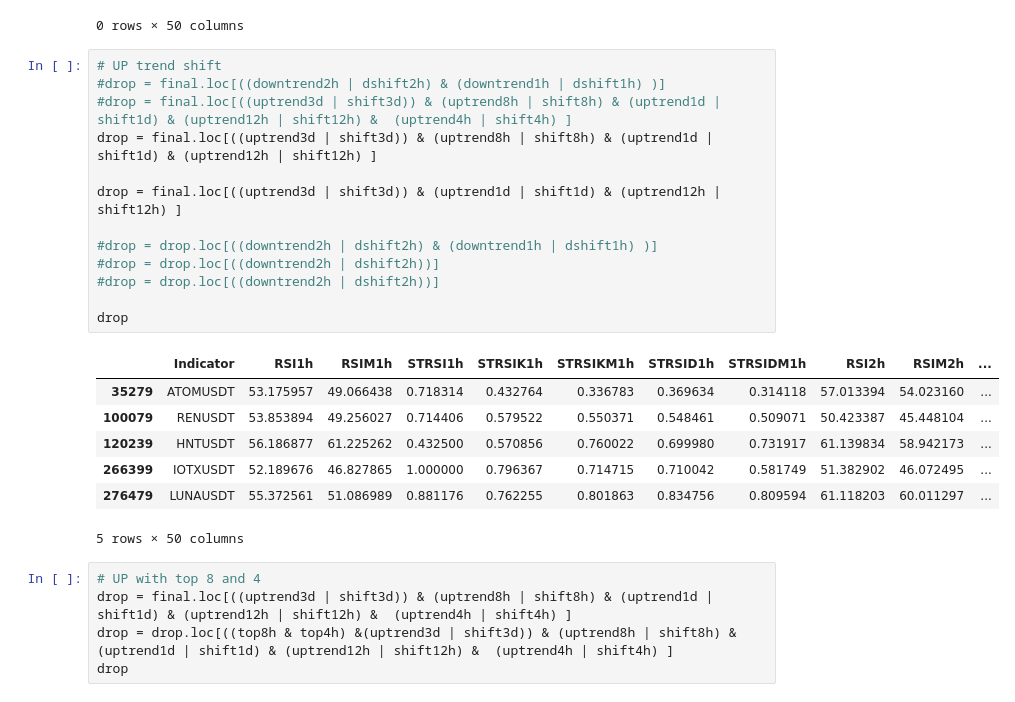
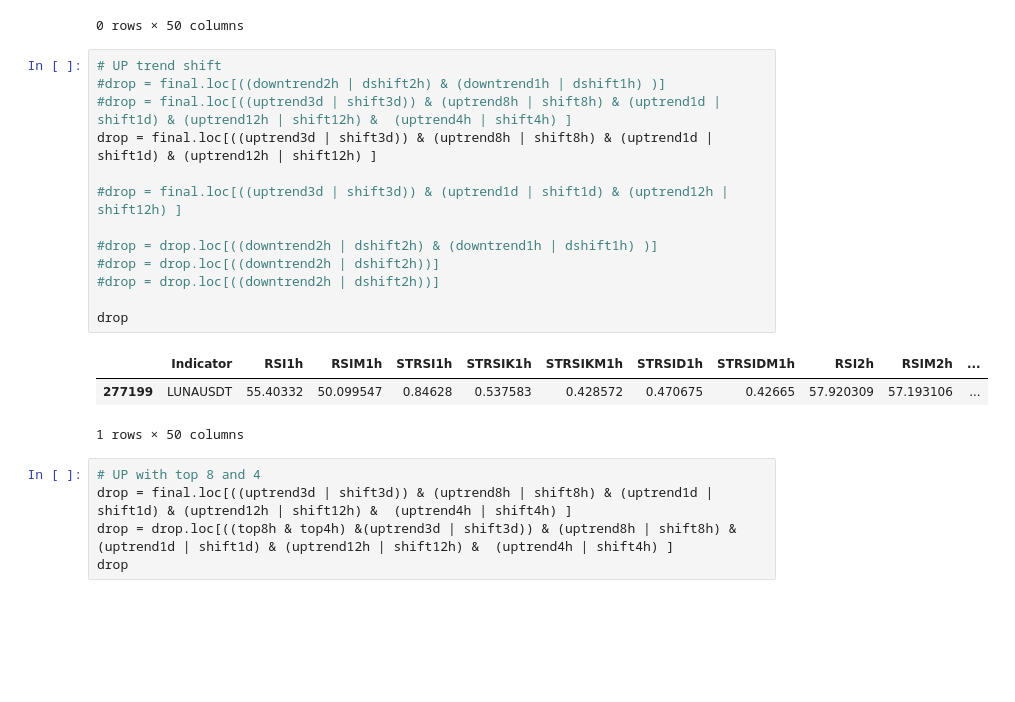
Before and after one commit to hjabbour/ML, a Jupyter notebook: HLST-FIXLIST-Direction-3D1H.ipynb, the cells around one changed output. Saved outputs shown, nothing was run; the diff lists cells and outputs as text; blank space fills up the shorter version.

```diff
--- a/HLST-FIXLIST-Direction-3D1H.ipynb
+++ b/HLST-FIXLIST-Direction-3D1H.ipynb
@@ -680,24 +718,20 @@ drop
 # %%
 # UP trend shift
 #drop = final.loc[((downtrend2h | dshift2h) & (downtrend1h | dshift1h) )]
 #drop = final.loc[((uptrend3d | shift3d)) & (uptrend8h | shift8h) & (uptrend1d | shift1d) & (uptrend12h | shift12h) &  (uptrend4h | shift4h) ]
 drop = final.loc[((uptrend3d | shift3d)) & (uptrend8h | shift8h) & (uptrend1d | shift1d) & (uptrend12h | shift12h) ]
 
-drop = final.loc[((uptrend3d | shift3d)) & (uptrend1d | shift1d) & (uptrend12h | shift12h) ]
+#drop = final.loc[((uptrend3d | shift3d)) & (uptrend1d | shift1d) & (uptrend12h | shift12h) ]
 
 #drop = drop.loc[((downtrend2h | dshift2h) & (downtrend1h | dshift1h) )]
 #drop = drop.loc[((downtrend2h | dshift2h))]
 #drop = drop.loc[((downtrend2h | dshift2h))]
 
 drop
 # %% [output]
 |  | Indicator | RSI1h | RSIM1h | STRSI1h | STRSIK1h | STRSIKM1h | STRSID1h | STRSIDM1h | RSI2h | RSIM2h | ... |
-| 35279 | ATOMUSDT | 53.175957 | 49.066438 | 0.718314 | 0.432764 | 0.336783 | 0.369634 | 0.314118 | 57.013394 | 54.023160 | ... |
-| 100079 | RENUSDT | 53.853894 | 49.256027 | 0.714406 | 0.579522 | 0.550371 | 0.548461 | 0.509071 | 50.423387 | 45.448104 | ... |
-| 120239 | HNTUSDT | 56.186877 | 61.225262 | 0.432500 | 0.570856 | 0.760022 | 0.699980 | 0.731917 | 61.139834 | 58.942173 | ... |
-| 266399 | IOTXUSDT | 52.189676 | 46.827865 | 1.000000 | 0.796367 | 0.714715 | 0.710042 | 0.581749 | 51.382902 | 46.072495 | ... |
-| 276479 | LUNAUSDT | 55.372561 | 51.086989 | 0.881176 | 0.762255 | 0.801863 | 0.834756 | 0.809594 | 61.118203 | 60.011297 | ... |
+| 277199 | LUNAUSDT | 55.40332 | 50.099547 | 0.84628 | 0.537583 | 0.428572 | 0.470675 | 0.42665 | 57.920309 | 57.193106 | ... |
-5 rows × 50 columns
+1 rows × 50 columns
 # %%
 # UP with top 8 and 4
 drop = final.loc[((uptrend3d | shift3d)) & (uptrend8h | shift8h) & (uptrend1d | shift1d) & (uptrend12h | shift12h) &  (uptrend4h | shift4h) ]
```
Also changed, not shown: parts of 47 cells of this notebook, 8 other files.
